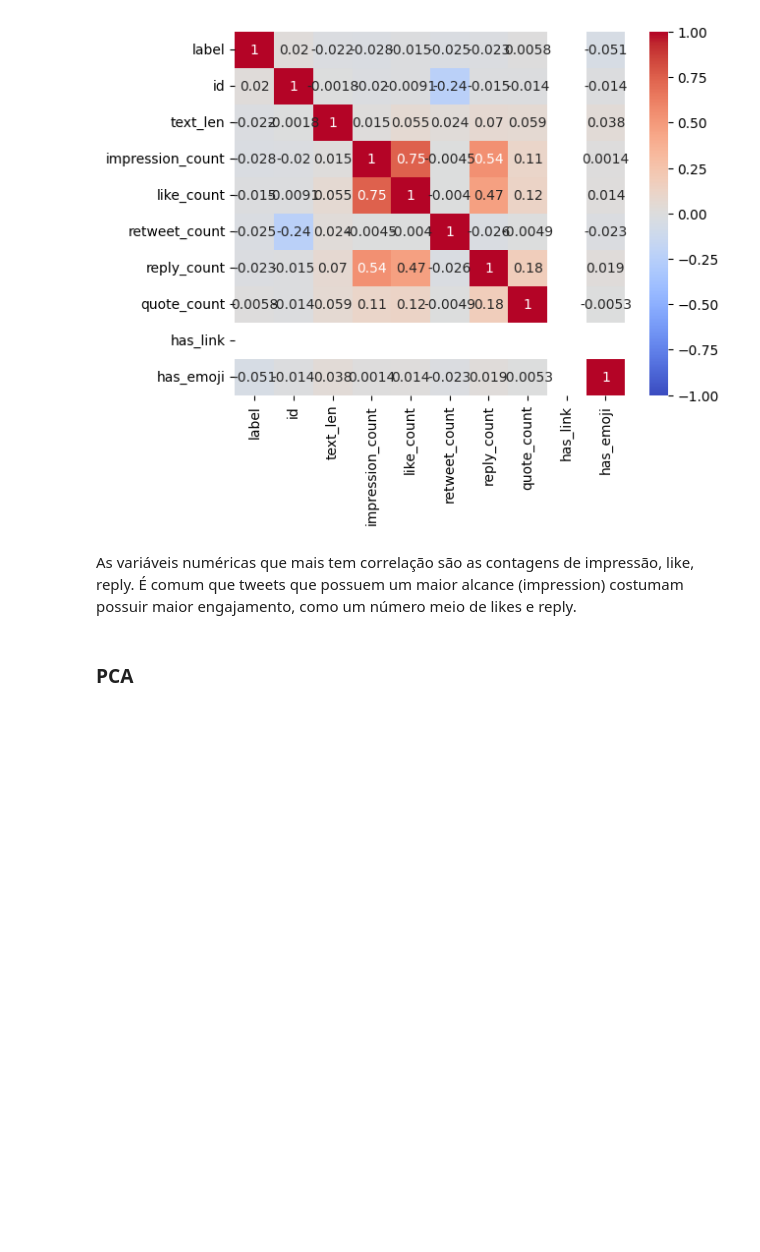
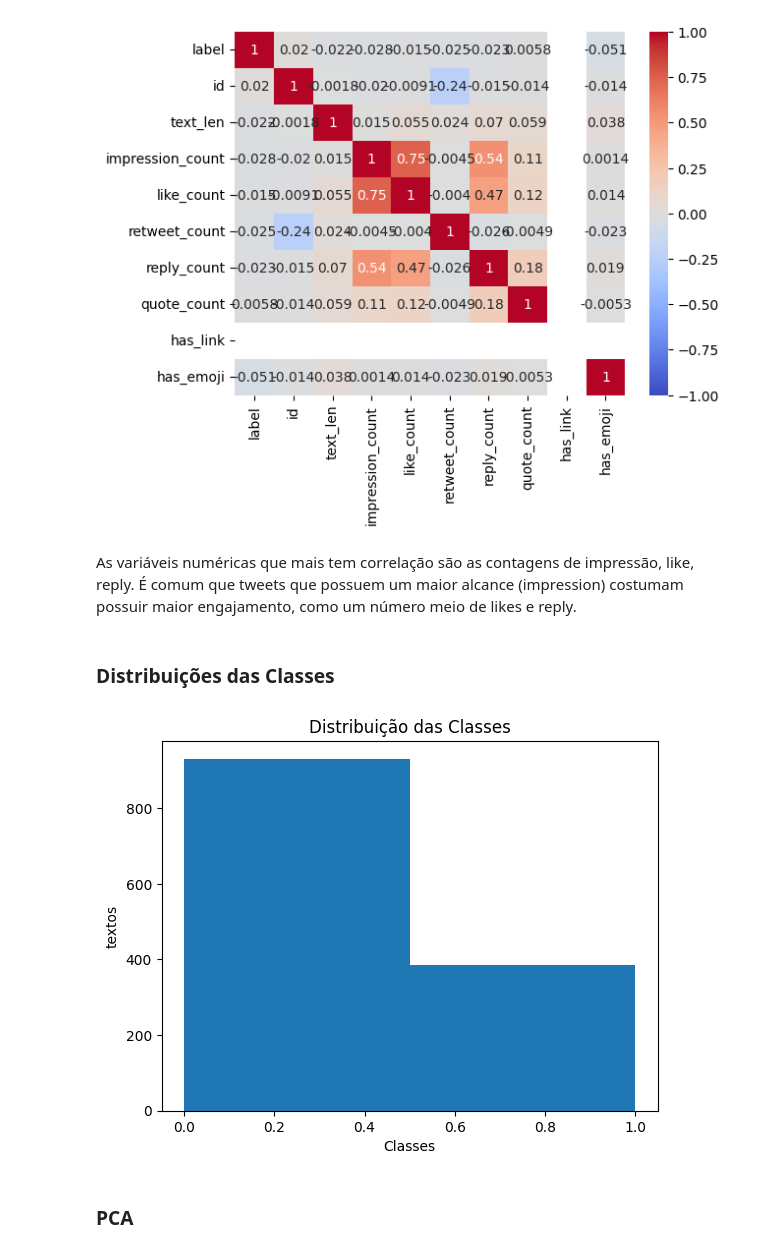
Before and after one commit to leomoreno8/classification-ti26s, a Jupyter notebook: analysis.ipynb, the cells around one changed output. Drawn from its saved outputs; the diff is of its cells as text; code cells hidden in the pictures; blank space fills up the shorter version.

```diff
--- a/analysis.ipynb
+++ b/analysis.ipynb
@@ -195,5 +241,15 @@ plt.show()
 [figure]
 # %% [markdown]
 As variáveis numéricas que mais tem correlação são as contagens de impressão, like, reply. É comum que tweets que possuem um maior alcance (impression) costumam possuir maior engajamento, como um número meio de likes e reply.
+# %% [markdown]
+### Distribuições das Classes
+# %%
+plt.hist(df_treino['label'], bins=[0, 1])
+plt.title('Distribuição das Classes')
+plt.ylabel('textos')
+plt.xlabel('Classes')
+plt.show()
+# %% [output]
+[figure, added]
 # %% [markdown]
 ### PCA
```
Also changed, not shown: parts of 3 cells of this notebook, 2 other files.
